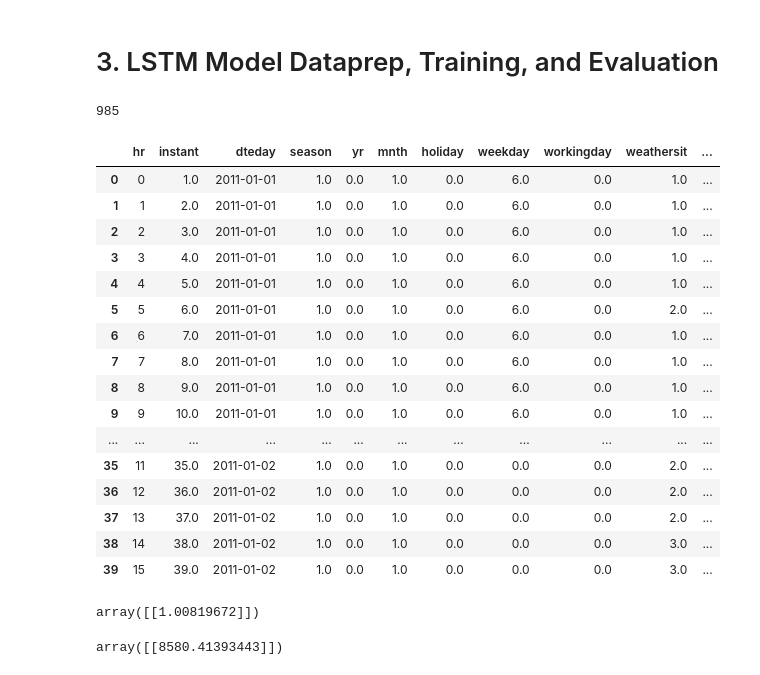
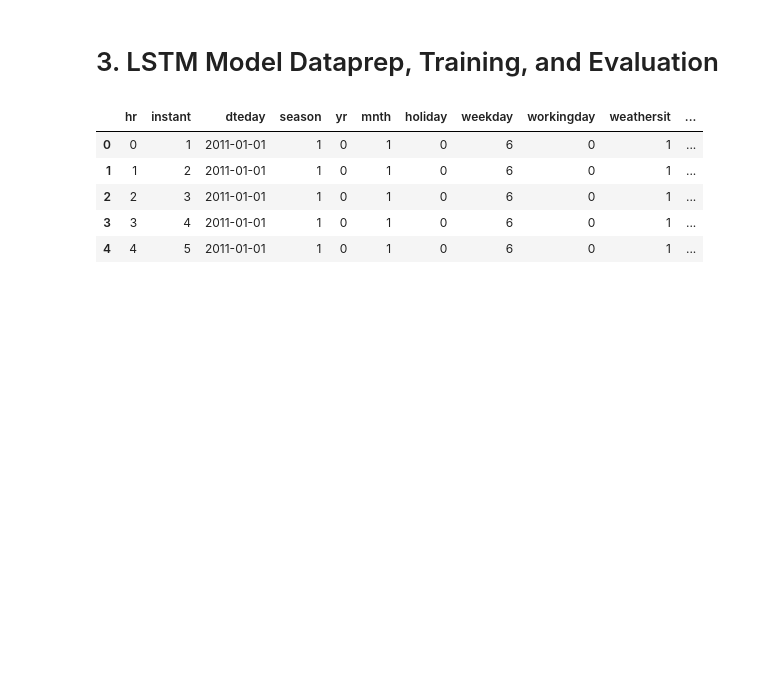
Before and after one commit to ZachOBrien/bikeshare-modelling, a Jupyter notebook: train.ipynb, the cells around one changed output. Saved outputs shown, nothing was run; the diff lists cells and outputs as text; code cells hidden in the pictures; blank space fills up the shorter version.

```diff
--- a/train.ipynb
+++ b/train.ipynb
@@ -249,6 +328,3 @@ from keras.optimizers import Adam, SGD
 # %%
 data_file = "data/hour.csv"
 hourly_df = pd.read_csv(data_file)
-sum(hourly_df["cnt"][0:24])
-# %% [output]
-985
@@ -259,40 +331,21 @@ preprocessed_hourly_df, hourly_label_scaler = preprocess_bikeshare_data(hourly_d
 # %%
-def forward_fill_missing_hours(data):
+def nearest_fill_missing_hours(data):
+    """Fill missing hours with the nearest available data"""
     data_copy = data.copy()
-    data_copy = data_copy.set_index("hr").reindex(list(range(24))).reset_index()
-    data_copy = data_copy.ffill()
+    data_copy = (
+        data_copy
+        .set_index("hr")
+        .reindex(list(range(24)), method="nearest")
+        .reset_index())
     return data_copy
 # %%
-X = hourly_df.iloc[:-SEQUENCE_LENGTH_HRS, :]
-y = daily_df[[label_column]].iloc[1:, :]
-
-X = X.groupby("dteday").apply(forward_fill_missing_hours).reset_index(drop=True)
-X.head(40)
-#X.iloc[600:650]
-#a
+# The hourly data has missing values, so fill them with the nearest available data
+hourly_df = hourly_df.groupby("dteday").apply(nearest_fill_missing_hours).reset_index(drop=True)
+hourly_df.head()
 # %% [output]
 |  | hr | instant | dteday | season | yr | mnth | holiday | weekday | workingday | weathersit | ... |
-| 0 | 0 | 1.0 | 2011-01-01 | 1.0 | 0.0 | 1.0 | 0.0 | 6.0 | 0.0 | 1.0 | ... |
-| 1 | 1 | 2.0 | 2011-01-01 | 1.0 | 0.0 | 1.0 | 0.0 | 6.0 | 0.0 | 1.0 | ... |
-| 2 | 2 | 3.0 | 2011-01-01 | 1.0 | 0.0 | 1.0 | 0.0 | 6.0 | 0.0 | 1.0 | ... |
-| 3 | 3 | 4.0 | 2011-01-01 | 1.0 | 0.0 | 1.0 | 0.0 | 6.0 | 0.0 | 1.0 | ... |
-| 4 | 4 | 5.0 | 2011-01-01 | 1.0 | 0.0 | 1.0 | 0.0 | 6.0 | 0.0 | 1.0 | ... |
-| 5 | 5 | 6.0 | 2011-01-01 | 1.0 | 0.0 | 1.0 | 0.0 | 6.0 | 0.0 | 2.0 | ... |
-| 6 | 6 | 7.0 | 2011-01-01 | 1.0 | 0.0 | 1.0 | 0.0 | 6.0 | 0.0 | 1.0 | ... |
-| 7 | 7 | 8.0 | 2011-01-01 | 1.0 | 0.0 | 1.0 | 0.0 | 6.0 | 0.0 | 1.0 | ... |
-| 8 | 8 | 9.0 | 2011-01-01 | 1.0 | 0.0 | 1.0 | 0.0 | 6.0 | 0.0 | 1.0 | ... |
-| 9 | 9 | 10.0 | 2011-01-01 | 1.0 | 0.0 | 1.0 | 0.0 | 6.0 | 0.0 | 1.0 | ... |
-| ... | ... | ... | ... | ... | ... | ... | ... | ... | ... | ... | ... |
-| 35 | 11 | 35.0 | 2011-01-02 | 1.0 | 0.0 | 1.0 | 0.0 | 0.0 | 0.0 | 2.0 | ... |
-| 36 | 12 | 36.0 | 2011-01-02 | 1.0 | 0.0 | 1.0 | 0.0 | 0.0 | 0.0 | 2.0 | ... |
-| 37 | 13 | 37.0 | 2011-01-02 | 1.0 | 0.0 | 1.0 | 0.0 | 0.0 | 0.0 | 2.0 | ... |
-| 38 | 14 | 38.0 | 2011-01-02 | 1.0 | 0.0 | 1.0 | 0.0 | 0.0 | 0.0 | 3.0 | ... |
-| 39 | 15 | 39.0 | 2011-01-02 | 1.0 | 0.0 | 1.0 | 0.0 | 0.0 | 0.0 | 3.0 | ... |
+| 0 | 0 | 1 | 2011-01-01 | 1 | 0 | 1 | 0 | 6 | 0 | 1 | ... |
+| 1 | 1 | 2 | 2011-01-01 | 1 | 0 | 1 | 0 | 6 | 0 | 1 | ... |
+| 2 | 2 | 3 | 2011-01-01 | 1 | 0 | 1 | 0 | 6 | 0 | 1 | ... |
+| 3 | 3 | 4 | 2011-01-01 | 1 | 0 | 1 | 0 | 6 | 0 | 1 | ... |
+| 4 | 4 | 5 | 2011-01-01 | 1 | 0 | 1 | 0 | 6 | 0 | 1 | ... |
-# %%
-hrly_label_scaler.transform(np.array(sum(hourly_df["cnt"][0:24])).reshape(-1, 1))
-# %% [output]
-array([[1.00819672]])
-# %%
-daily_label_scaler.inverse_transform(np.array(sum(preprocessed_hrly_df["cnt"][0:24])).reshape(-1, 1))
-# %% [output]
-array([[8580.41393443]])
```
Also changed, not shown: parts of 17 cells of this notebook, 2 other files.
